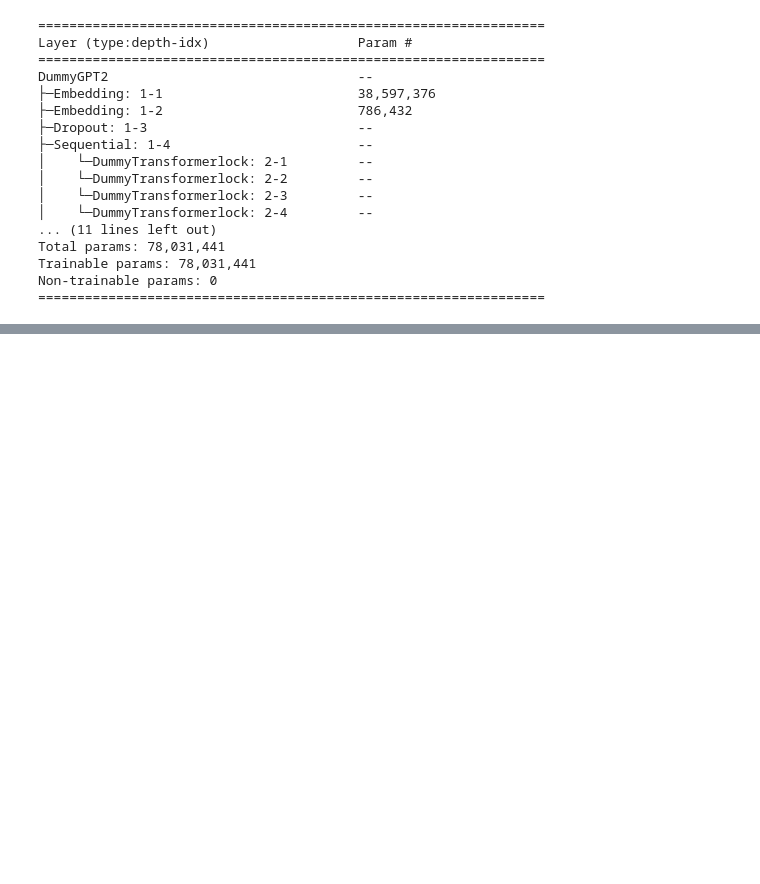
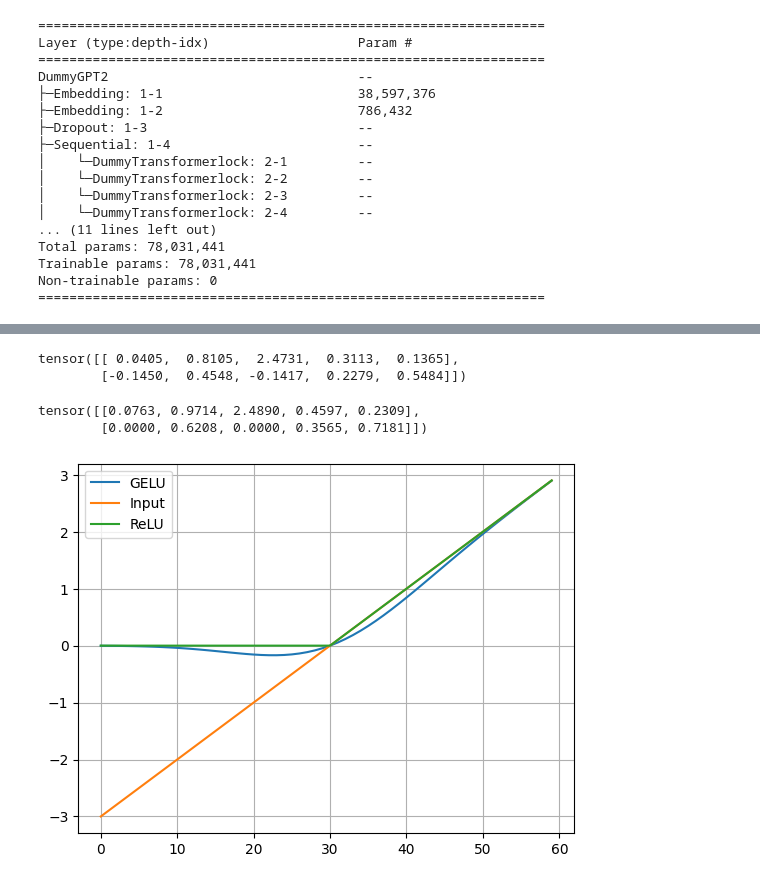
Before and after one commit to sauravnaik23/LLM_from_Scratch, a Jupyter notebook: LLM_from_scratch.ipynb, the cells around one changed output, grey strips where cells are left out. Cells and saved outputs as stored; diff of their text form; code cells hidden in the pictures; blank space fills up the shorter version.

```diff
--- a/LLM_from_scratch.ipynb
+++ b/LLM_from_scratch.ipynb
@@ -717,0 +788,10 @@ torch.Size([3, 4, 50257])
+# %%
+torch.nn.GELU()(batch)
+# %% [output]
+tensor([[ 0.0405,  0.8105,  2.4731,  0.3113,  0.1365],
+        [-0.1450,  0.4548, -0.1417,  0.2279,  0.5484]])
+# %%
+torch.nn.ReLU()(batch)
+# %% [output]
+tensor([[0.0763, 0.9714, 2.4890, 0.4597, 0.2309],
+        [0.0000, 0.6208, 0.0000, 0.3565, 0.7181]])
@@ -717,0 +800,7 @@ torch.Size([3, 4, 50257])
+# %%
+class GELU(torch.nn.Module):
+    def __init__(self):
+        super().__init__()
+    def forward(self,x):
+        return 0.5 * x * (1 + torch.tanh(torch.sqrt(torch.tensor(2.0/torch.pi))*
+                                         x + 0.044715 * torch.pow(x,3)))
@@ -717,0 +809,11 @@ torch.Size([3, 4, 50257])
+# %%
+gelu = GELU()
+inp_ = torch.arange(-3,3,step=0.1, dtype=torch.float32)
+gelu_out = gelu(inp_)
+plt.plot(GELU()(inp_), label = "GELU")
+plt.plot(inp_, label = "Input")
+plt.plot(torch.nn.ReLU()(inp_), label = "ReLU")
+plt.grid('on')
+plt.legend();
+# %% [output]
+[figure, added]
```
Also changed, not shown: parts of 44 cells of this notebook.
